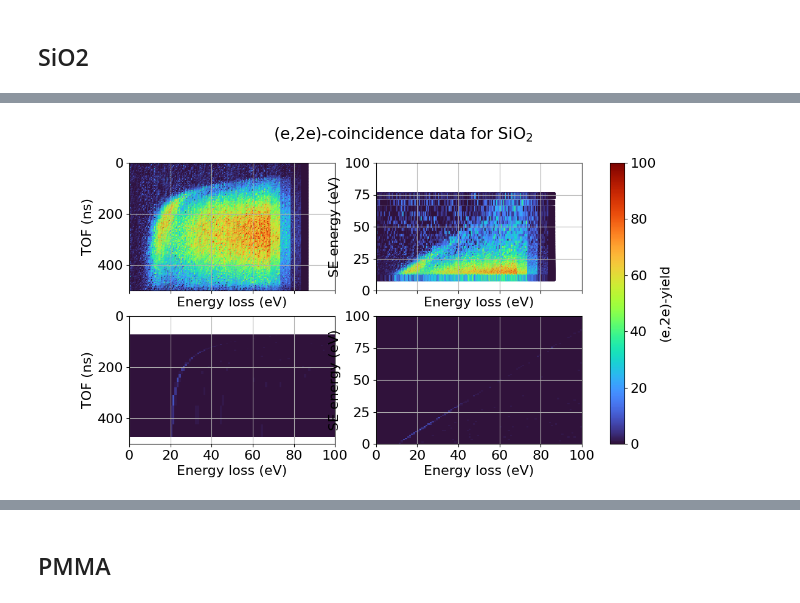
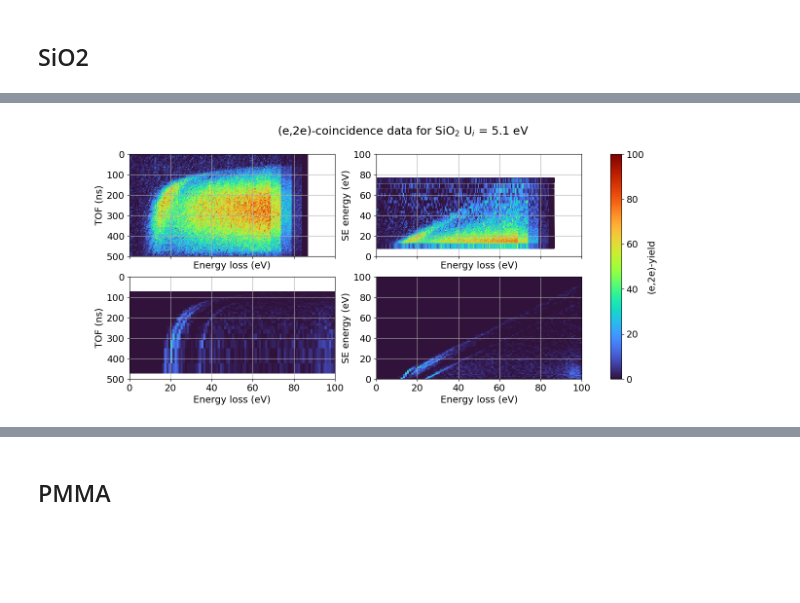
Before and after one commit to oridzel/mast_sey, a Jupyter notebook: plot.ipynb, the cells around one changed output, grey strips where cells are left out. Saved outputs shown, nothing was run; the diff lists cells and outputs as text; code cells hidden in the pictures; blank space fills up the shorter version.

```diff
--- a/plot.ipynb
+++ b/plot.ipynb
@@ -4,7 +4,7 @@ import matplotlib.pyplot as plt
 import matplotlib.colors as colors
 import matplotlib.cm as cm
 
-plt.rcParams.update({'font.size': 16})
+plt.rcParams.update({'font.size': 14})
 %matplotlib widget
 # %%
 def lookuptime(energy):
@@ -68,5 +126,5 @@ H, xedges, yedges = np.histogram2d(fd[:,0],fd[:,1])
 # %%
-fd_mc = np.loadtxt("materials/sio2/spa/mc_coin.plot_5")
+fd_mc = np.loadtxt("materials/sio2/spa/mc_coin.plot_8")
 fd_exp = np.loadtxt("/Users/olgaridzel/Research/mast_sey/materials/sio2/t2d.dat")
 # fd_exp = np.loadtxt("/Users/olgaridzel/Research/mast_sey/materials/sio2/t2d_sio2_e100p200.dat")
 
@@ -74,8 +132,8 @@ cmap=cm.get_cmap('turbo')
 normalizer=colors.Normalize(0,100)
 im=cm.ScalarMappable(norm=normalizer)
 
-fig, axs = plt.subplots(nrows=2, ncols=2, sharex=True,figsize=(12, 6))
-plt.suptitle(r'(e,2e)-coincidence data for SiO$_2$')
+fig, axs = plt.subplots(nrows=2, ncols=2, sharex=True,figsize=(15, 6))
+plt.suptitle(r'(e,2e)-coincidence data for SiO$_2$ U$_i$ = 5.1 eV')
 
 sc = axs[0, 0].scatter(fd_exp[:,0], fd_exp[:,1], c=fd_exp[:,4],marker='s',cmap=cmap,norm=normalizer)
 axs[0, 0].set_xlabel('Energy loss (eV)')
@@ -94,31 +152,32 @@ axs[0,1].grid(True)
 # cbar = fig.colorbar(sc,ax=axs[0,:])
 # cbar.set_label('(e,2e)-yield')
 
 eloss = np.linspace(0,100,101)
 H, xedges, yedges = np.histogram2d(100-fd_mc[:,0],fd_mc[:,1],bins=(eloss,eloss))
 H = H.T
 X, Y = np.meshgrid(xedges,yedges)
 pcm = axs[1,1].pcolormesh(X, Y, H,cmap=cmap,norm=normalizer)
 axs[1,1].set_ylim(0,100)
 axs[1,1].set_xlim(0,100)
 axs[1,1].set_xlabel('Energy loss (eV)')
 axs[1,1].set_ylabel('SE energy (eV)')
 axs[1,1].grid(True)
 
 se = np.linspace(0,70,101)
 H, xedges, yedges = np.histogram2d(100-fd_mc[:,0],fd_mc[:,1],bins=(eloss,se))
 H = H.T
 X, Y = np.meshgrid(xedges,lookuptime(yedges))
 pcm = axs[1,0].pcolormesh(X, Y, H,cmap=cmap,norm=normalizer)
 axs[1,0].set_ylabel('TOF (ns)')
 axs[1,0].set_xlabel('Energy loss (eV)')
 axs[1,0].grid(True)
 axs[1,0].set_ylim(500,0)
 axs[1,0].set_xlim(0,100)
 # cbar = fig.colorbar(pcm, ax=axs[1,:])
 # cbar.set_label('(e,2e)-yield')
 cbar = fig.colorbar(pcm, ax=axs.ravel().tolist())
 cbar.set_label('(e,2e)-yield')
 plt.show()
+plt.savefig("sio2_e2e_hist2d_u=5.1eV.png",dpi=600,bbox_inches='tight')
 # %% [output]
-[figure, old version]
+[figure, new version]
```
Also changed, not shown: parts of 14 cells of this notebook, 4 other files.
